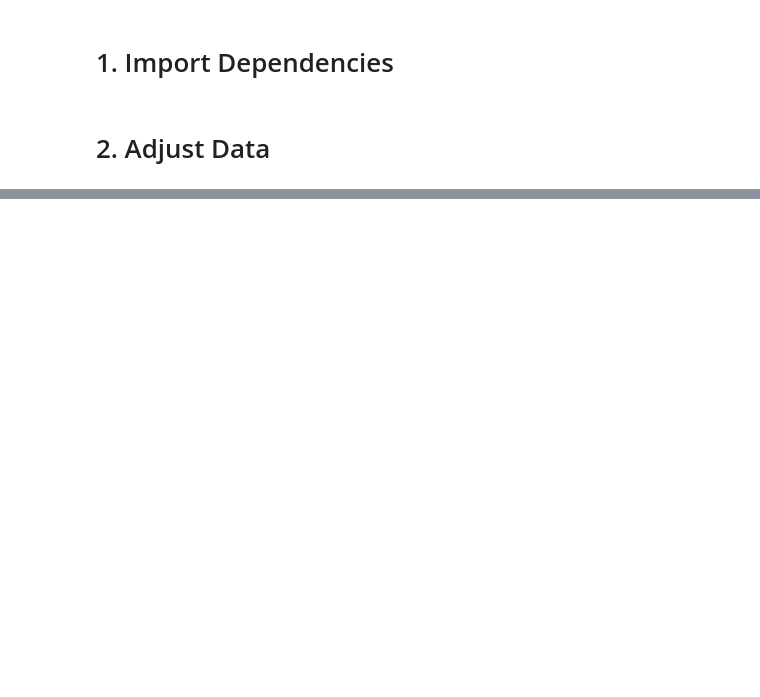
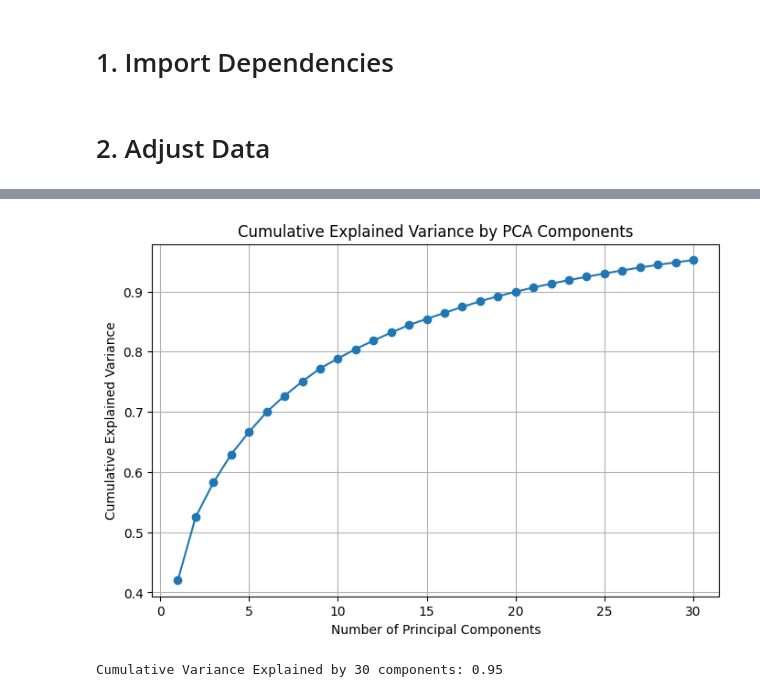
Before and after one commit to Football-Investigations/ThePepEffect, a Jupyter notebook: analysis/ThePepEffect.ipynb, the cells around one changed output, grey strips where cells are left out. Drawn from its saved outputs; the diff is of its cells as text; code cells hidden in the pictures; blank space fills up the shorter version.

```diff
--- a/analysis/ThePepEffect.ipynb
+++ b/analysis/ThePepEffect.ipynb
@@ -105,0 +214,19 @@ df.to_csv('../data/top5LeaguesADJUSTED.csv', index=False)
+# %%
+import matplotlib.pyplot as plt
+
+# Check cumulative variance explained by PCA components
+explained_variance_cumulative = np.cumsum(pca.explained_variance_ratio_)
+
+plt.figure(figsize=(8, 5))
+plt.plot(range(1, len(explained_variance_cumulative) + 1), explained_variance_cumulative, marker='o', linestyle='-')
+plt.xlabel("Number of Principal Components")
+plt.ylabel("Cumulative Explained Variance")
+plt.title("Cumulative Explained Variance by PCA Components")
+plt.grid(True)
+plt.show()
+
+# Print final variance retained
+print(f"Cumulative Variance Explained by {pca.n_components_} components: {explained_variance_cumulative[-1]:.2f}")
+# %% [output]
+[figure, added]
+Cumulative Variance Explained by 30 components: 0.95
```
Also changed, not shown: parts of 14 cells of this notebook.
